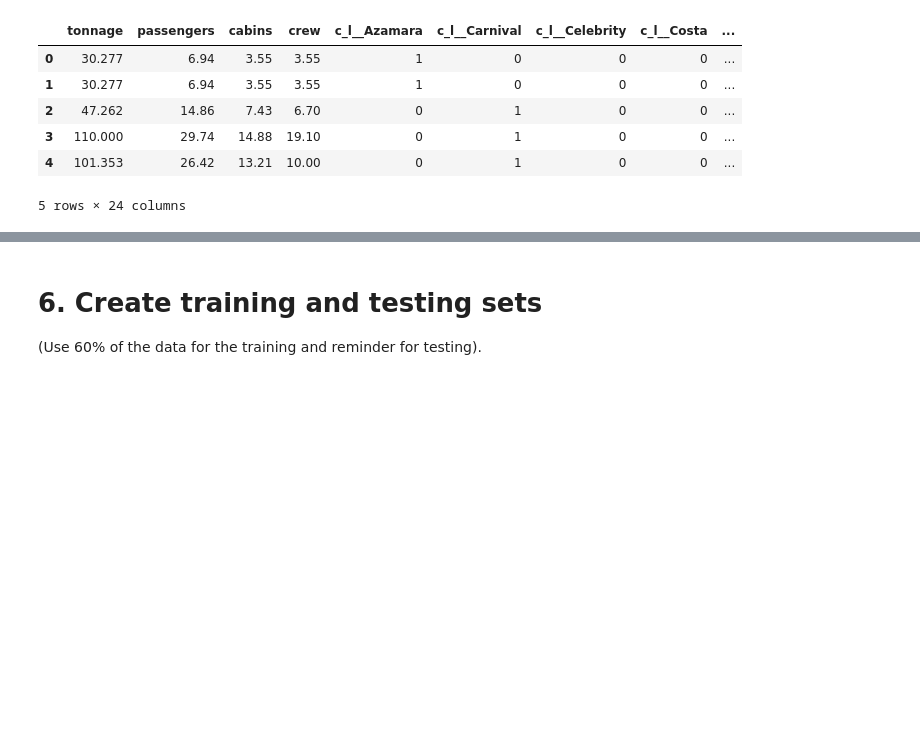
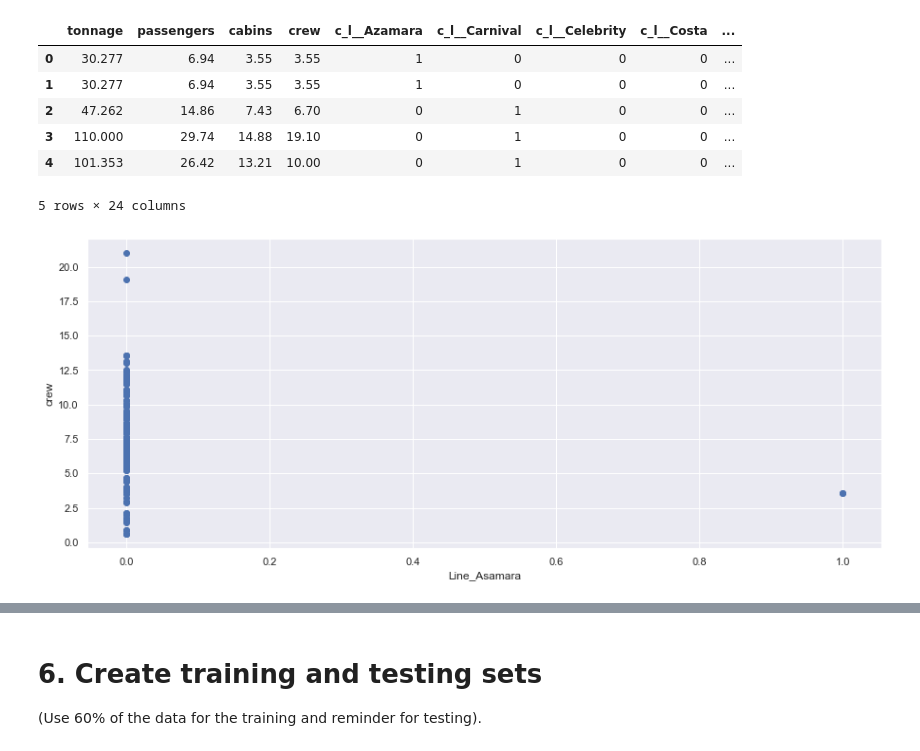
Before and after one commit to halpert3/cruise_ship, a Jupyter notebook: 1_cruise_ship_notebook.ipynb, the cells around one changed output, grey strips where cells are left out. Drawn from its saved outputs; the diff is of its cells as text; code cells hidden in the pictures; blank space fills up the shorter version.

```diff
--- a/1_cruise_ship_notebook.ipynb
+++ b/1_cruise_ship_notebook.ipynb
@@ -164,11 +169,3 @@ g.set(xticklabels=(data.tonnage.sort_values(ascending=True).unique()[::5]))
 plt.show()
 # %% [output]
 [figure]
-# %%
-sns.set(rc={'figure.figsize':(15, 6)})
-
-g = sns.countplot(x=data.tonnage)
-g.set(xticks=(np.arange(0, data.tonnage.nunique(), 5)))
-g.set(xticklabels=(np.append(data.tonnage.sort_values(ascending=True).unique()[::5], (data.tonnage.max()))))
-
-plt.show()
@@ -277,3 +272,10 @@ data.head()
 | 3 | 110.000 | 29.74 | 14.88 | 19.10 | 0 | 1 | 0 | 0 | ... |
 | 4 | 101.353 | 26.42 | 13.21 | 10.00 | 0 | 1 | 0 | 0 | ... |
 5 rows × 24 columns
+# %%
+plt.scatter(data['c_l__Azamara'],data['crew'])
+plt.xlabel('Line_Asamara')
+plt.ylabel('crew')
+plt.show()
+# %% [output]
+[figure, added]
```
Also changed, not shown: parts of 6 cells of this notebook.
